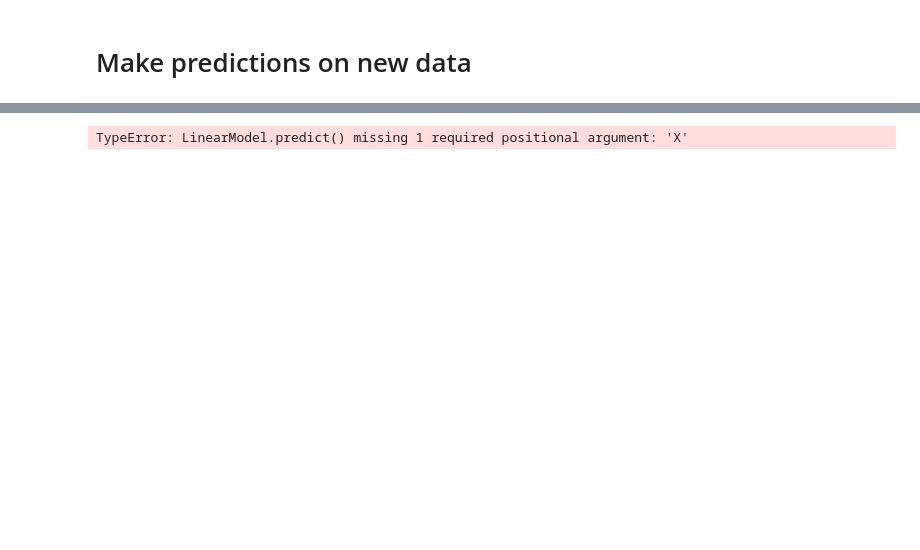
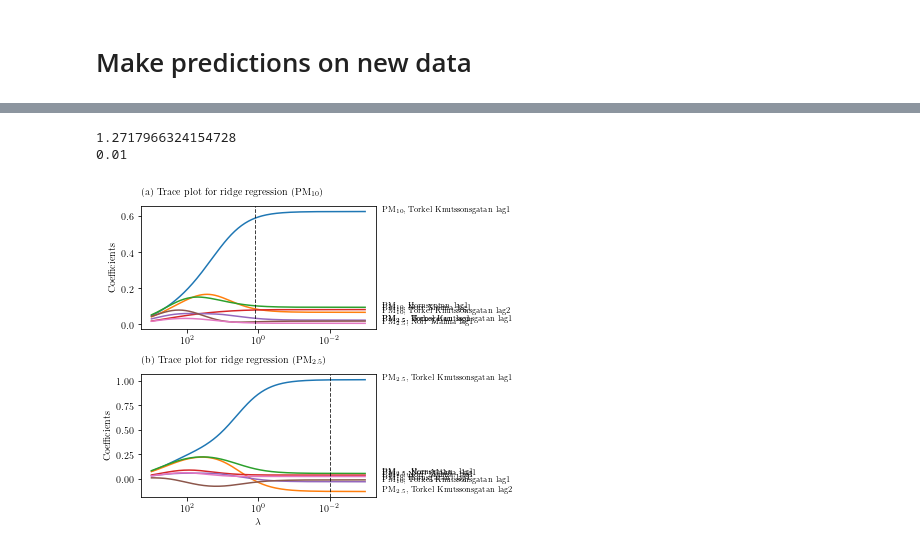
Before and after one commit to simoncarlen/forecasting_project, a Jupyter notebook: jupyter_notebooks/autoreg_MLR_model_PM10.ipynb, the cells around one changed output, grey strips where cells are left out. Cells and saved outputs as stored; diff of their text form; code cells hidden in the pictures; blank space fills up the shorter version.

```diff
--- a/jupyter_notebooks/autoreg_MLR_model_PM10.ipynb
+++ b/jupyter_notebooks/autoreg_MLR_model_PM10.ipynb
@@ -338,10 +299,19 @@ def normalize(data):
 # %%
+from itertools import chain
 from sklearn import linear_model
 
-n_alphas = 100
-alphas = np.logspace(-2, 6, n_alphas)
+n_alphas = 250
+
+alphas = np.logspace(-3, 3, n_alphas)
 coefs = []
 for a in alphas:
     ridge = linear_model.Ridge(alpha=a)
-    ridge.fit(X_PM10, y_PM10)
-    coefs.append(ridge.coef_)
+    ridge.fit(df_PM10_train_scaled, y_PM10_train_scaled)
+    coefs.append(list(chain(*ridge.coef_)))
+
+alphas_ = np.logspace(-3, 3, n_alphas)
+coefs_ = []
+for a in alphas_:
+    ridge_ = linear_model.Ridge(alpha=a)
+    ridge_.fit(df_PM2p5_train_scaled, y_PM2p5_train_scaled)
+    coefs_.append(list(chain(*ridge_.coef_)))
@@ -376,8 +318,50 @@ plt.tight_layout()
-# %%
-rrbest = linear_model.Ridge(alpha=bestalpha, fit_intercept=True)
-rrbest.fit(X_PM10, y_PM10)
-(np.sqrt(mean_squared_error(rrbest.predict(X_PM10), y_PM10)).round(5),
-np.sqrt(mean_squared_error(rrbest.predict(), y_test)).round(5)
-)
-# %% [output]
-TypeError: LinearModel.predict() missing 1 required positional argument: 'X'
+# %%
+# columns names:
+PM10_cols = [i for i in df_PM10_train.columns if i[-4:-1] == 'lag']
+PM2p5_cols = [i for i in df_PM2p5_train.columns if i[-4:-1] == 'lag']
+
+# select value of alpha with cross-validation
+from sklearn.model_selection import GridSearchCV
+
+fig, (ax1, ax2) = plt.subplots(2,1, figsize=(6, 5), tight_layout=True)
+
+# PM10
+pars = {'alpha':np.logspace(-2, 2, n_alphas)}
+rr = GridSearchCV(linear_model.Ridge(), pars, scoring='r2', cv=10)
+rr.fit(df_PM10_train_scaled, y_PM10_train_scaled)
+bestalpha = rr.best_params_['alpha']
+print(bestalpha)
+
+# PM2.5
+pars_ = {'alpha':np.logspace(-2, 2, n_alphas)}
+rr_ = GridSearchCV(linear_model.Ridge(), pars_, scoring='r2', cv=10)
+rr_.fit(df_PM2p5_train_scaled, y_PM2p5_train_scaled)
+bestalpha_ = rr_.best_params_['alpha']
+print(bestalpha_)
+
+# ridge trace plot PM10
+ax1.plot(alphas, coefs)
+ax1.set_xscale('log')
+ax1.set_xlim(ax1.get_xlim()[::-1])
+ax1.annotate('(a) Trace plot for ridge regression (PM$_{10}$)', xy=(0, 1.09), xycoords="axes fraction")
+for i in range(len(PM10_cols)):
+    ax1.text(min(alphas)/3, coefs[0][i], PM10_cols[i], fontsize=8)
+
+# ridge trace plot PM2.5
+ax2.plot(alphas_, coefs_)
+ax2.set_xscale('log')
+ax2.set_xlim(ax2.get_xlim()[::-1])
+ax2.annotate('(b) Trace plot for ridge regression (PM$_{2.5}$)', xy=(0, 1.09), xycoords="axes fraction")
+for i in range(len(PM2p5_cols)):
+    ax2.text(min(alphas_)/3, coefs_[0][i], PM2p5_cols[i], fontsize=8)
+
+ax2.set_xlabel(r'$\lambda$')
+ax1.set_ylabel('Coefficients')
+ax2.set_ylabel('Coefficients')
+ax1.axvline(bestalpha, color='k', linestyle='--', linewidth=1, alpha=.75)
+ax2.axvline(bestalpha_, color='k', linestyle='--', linewidth=1, alpha=.75)
+plt.savefig('../plots/ridge_regression:_trace.pdf')
+# %% [output]
+1.2717966324154728
+0.01
+[figure, added]
```
Also changed, not shown: parts of 27 cells of this notebook, 9 other files.
